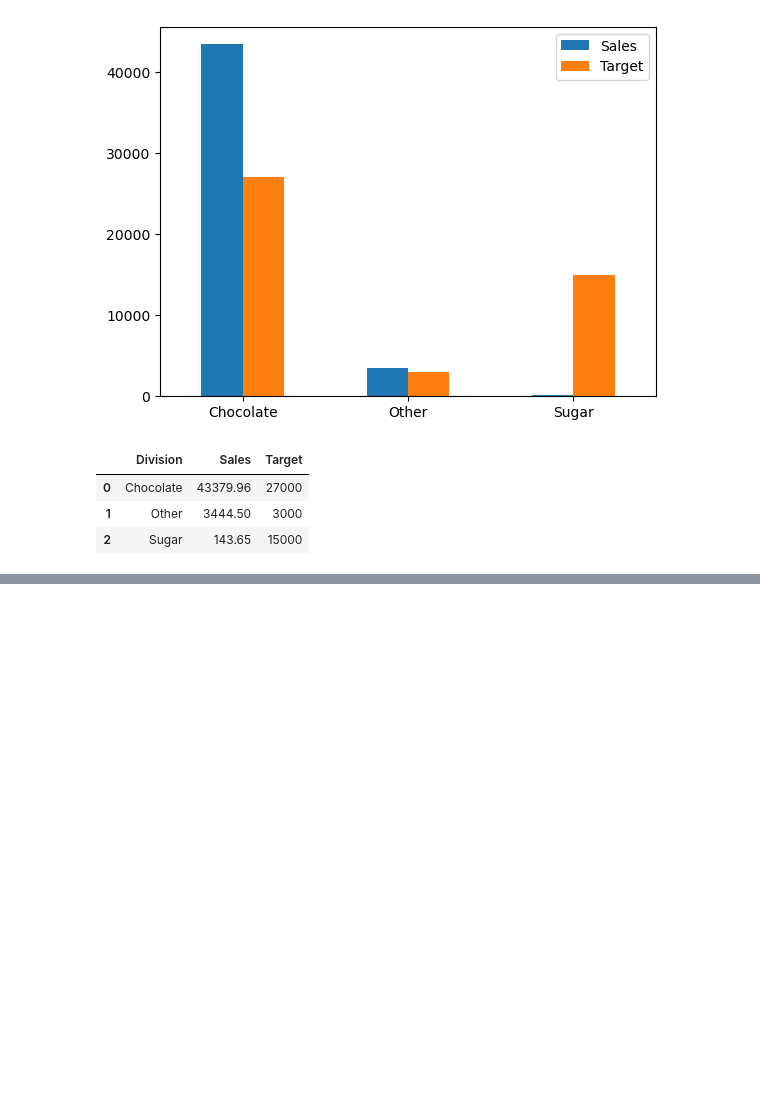
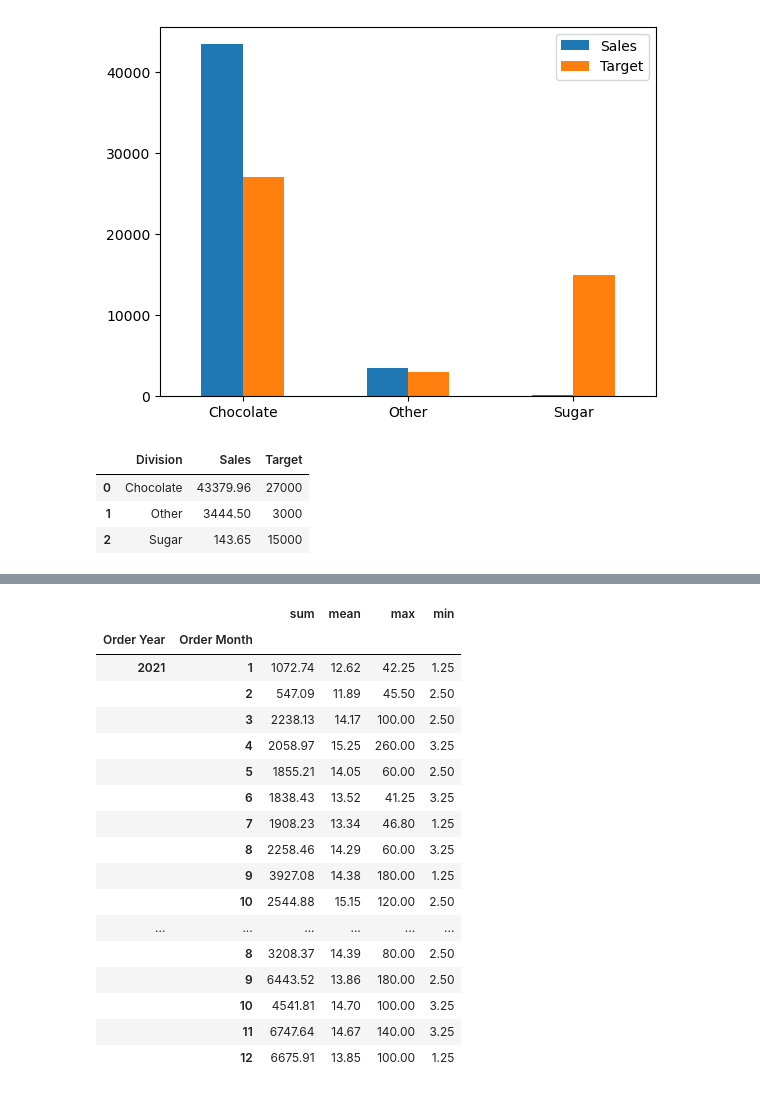
Before and after one commit to suranjanrana/data-analysis-and-warehousing-project, a Jupyter notebook: notebooks/candy-analysis.ipynb, the cells around one changed output, grey strips where cells are left out. Saved outputs shown, nothing was run; the diff lists cells and outputs as text; code cells hidden in the pictures; blank space fills up the shorter version.

```diff
--- a/notebooks/candy-analysis.ipynb
+++ b/notebooks/candy-analysis.ipynb
@@ -318,0 +376,25 @@ sales_2024_w_target
+# %%
+monthly_agg = candy_sales_df.groupby(["Order Year", "Order Month"])["Sales"] \
+    .agg(["sum", "mean", "max", "min"]) \
+    .round(2)
+
+monthly_agg
+# %% [output]
+|  |  | sum | mean | max | min |
+| Order Year | Order Month |  |  |  |  |
+| 2021 | 1 | 1072.74 | 12.62 | 42.25 | 1.25 |
+|  | 2 | 547.09 | 11.89 | 45.50 | 2.50 |
+|  | 3 | 2238.13 | 14.17 | 100.00 | 2.50 |
+|  | 4 | 2058.97 | 15.25 | 260.00 | 3.25 |
+|  | 5 | 1855.21 | 14.05 | 60.00 | 2.50 |
+|  | 6 | 1838.43 | 13.52 | 41.25 | 3.25 |
+|  | 7 | 1908.23 | 13.34 | 46.80 | 1.25 |
+|  | 8 | 2258.46 | 14.29 | 60.00 | 3.25 |
+|  | 9 | 3927.08 | 14.38 | 180.00 | 1.25 |
+|  | 10 | 2544.88 | 15.15 | 120.00 | 2.50 |
+| ... | ... | ... | ... | ... | ... |
+|  | 8 | 3208.37 | 14.39 | 80.00 | 2.50 |
+|  | 9 | 6443.52 | 13.86 | 180.00 | 2.50 |
+|  | 10 | 4541.81 | 14.70 | 100.00 | 3.25 |
+|  | 11 | 6747.64 | 14.67 | 140.00 | 3.25 |
+|  | 12 | 6675.91 | 13.85 | 100.00 | 1.25 |
```
Also changed, not shown: parts of 5 cells of this notebook.
